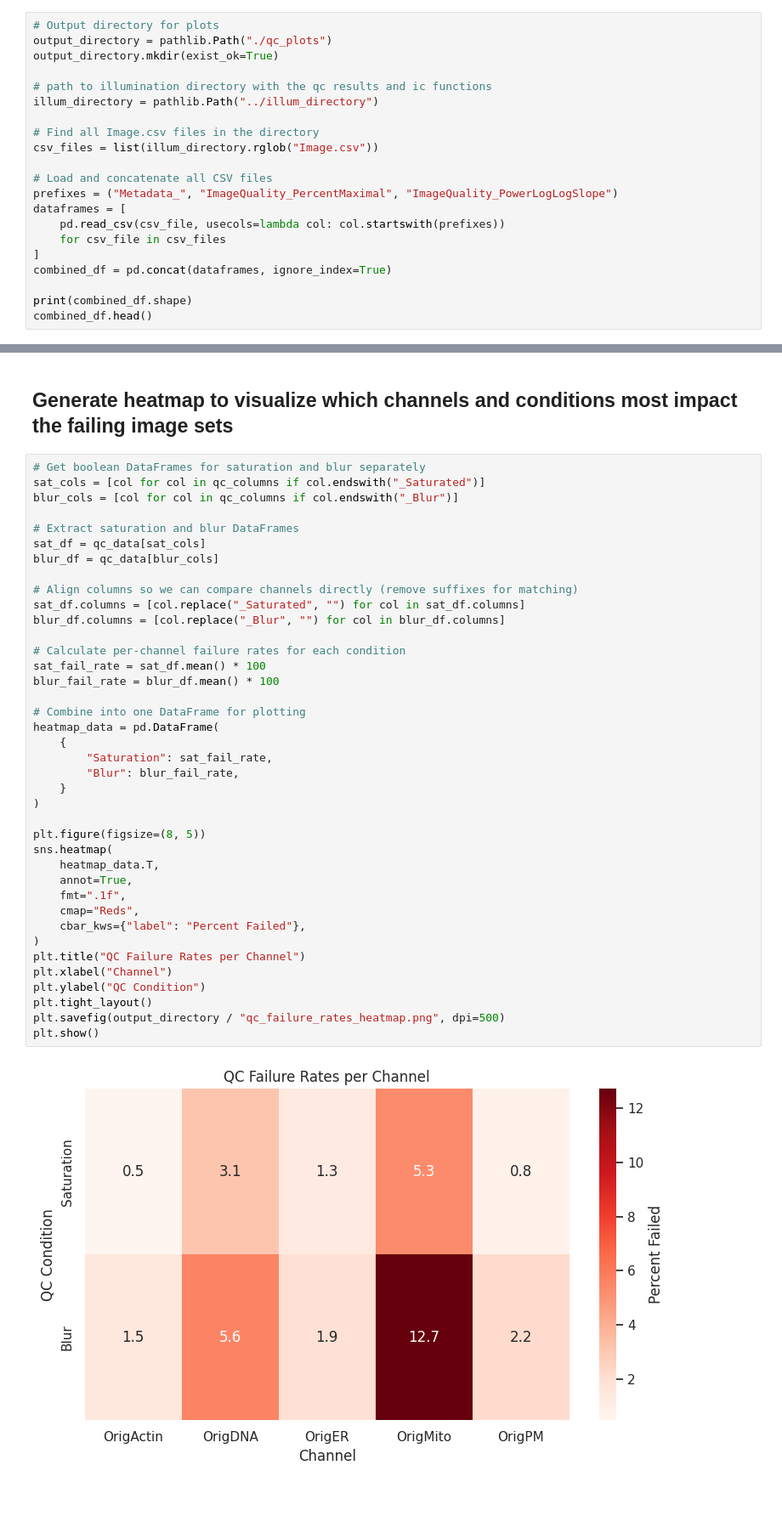
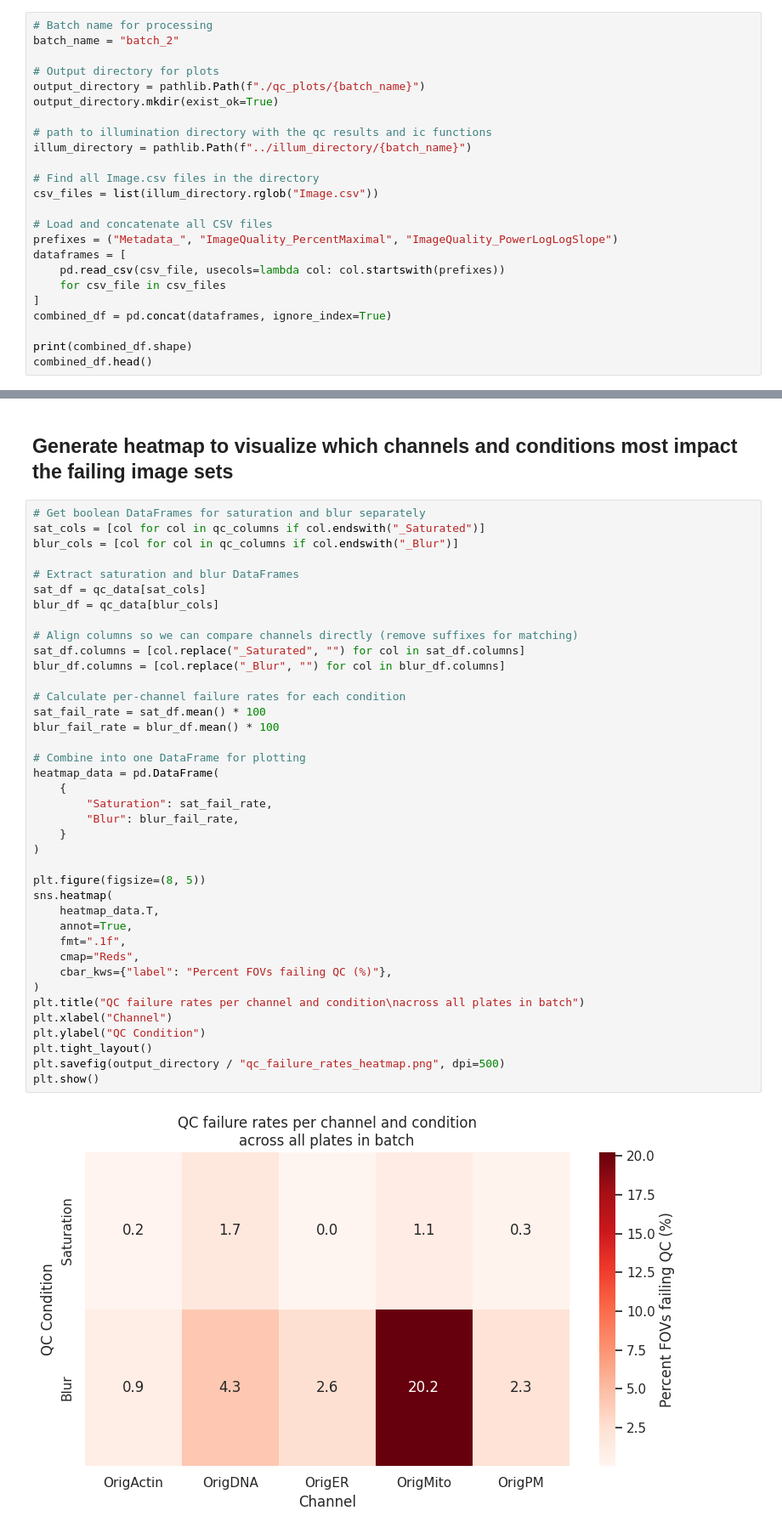
Before and after one commit to WayScience/targeted_fibrosis_drug_screen, a Jupyter notebook: 1.illumination_correction/qc_update/1.qc_report.ipynb, the cells around one changed output, grey strips where cells are left out. Shown: that part at 85% size. Saved outputs shown, nothing was run; the diff lists cells and outputs as text; blank space fills up the shorter version.

Commit message:
Run QC for two batches (#29)
* run QC for two batches

* run QC for two batches

* updates per PR review comments :)

```diff
--- a/1.illumination_correction/qc_update/1.qc_report.ipynb
+++ b/1.illumination_correction/qc_update/1.qc_report.ipynb
@@ -18,12 +18,15 @@ warnings.filterwarnings("ignore", category=FutureWarning, module="upsetplot")
 # %% [markdown]
 # Set paths and load in data
 # %%
+# Batch name for processing
+batch_name = "batch_2"
+
 # Output directory for plots
-output_directory = pathlib.Path("./qc_plots")
+output_directory = pathlib.Path(f"./qc_plots/{batch_name}")
 output_directory.mkdir(exist_ok=True)
 
 # path to illumination directory with the qc results and ic functions
-illum_directory = pathlib.Path("../illum_directory")
+illum_directory = pathlib.Path(f"../illum_directory/{batch_name}")
 
 # Find all Image.csv files in the directory
 csv_files = list(illum_directory.rglob("Image.csv"))
@@ -286,33 +289,33 @@ blur_df = qc_data[blur_cols]
 
 # Align columns so we can compare channels directly (remove suffixes for matching)
 sat_df.columns = [col.replace("_Saturated", "") for col in sat_df.columns]
 blur_df.columns = [col.replace("_Blur", "") for col in blur_df.columns]
 
 # Calculate per-channel failure rates for each condition
 sat_fail_rate = sat_df.mean() * 100
 blur_fail_rate = blur_df.mean() * 100
 
 # Combine into one DataFrame for plotting
 heatmap_data = pd.DataFrame(
     {
         "Saturation": sat_fail_rate,
         "Blur": blur_fail_rate,
     }
 )
 
 plt.figure(figsize=(8, 5))
 sns.heatmap(
     heatmap_data.T,
     annot=True,
     fmt=".1f",
     cmap="Reds",
-    cbar_kws={"label": "Percent Failed"},
+    cbar_kws={"label": "Percent FOVs failing QC (%)"},
 )
-plt.title("QC Failure Rates per Channel")
+plt.title("QC failure rates per channel and condition\nacross all plates in batch")
 plt.xlabel("Channel")
 plt.ylabel("QC Condition")
 plt.tight_layout()
 plt.savefig(output_directory / "qc_failure_rates_heatmap.png", dpi=500)
 plt.show()
 # %% [output]
-[figure, old version]
+[figure, new version]
```
Also changed, not shown: parts of 10 cells of this notebook, 18 other files.
